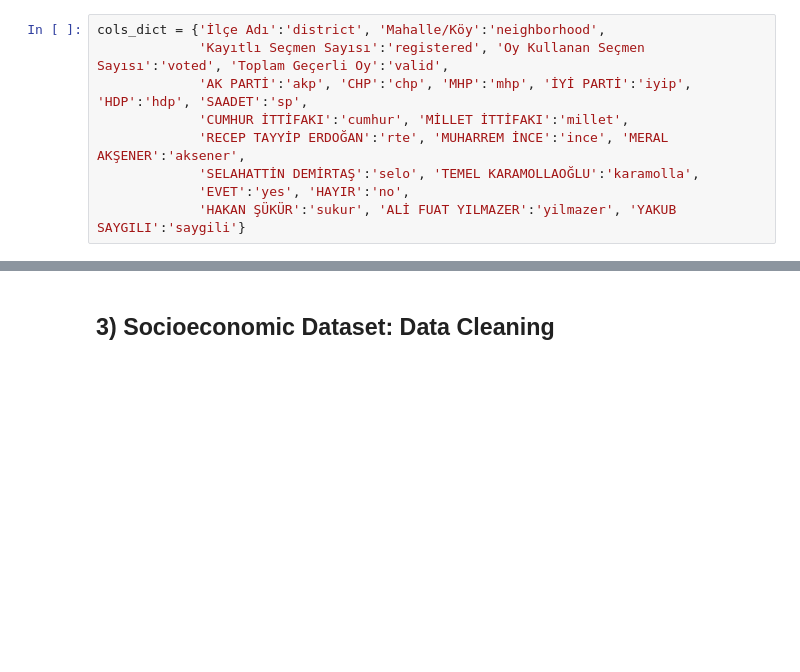
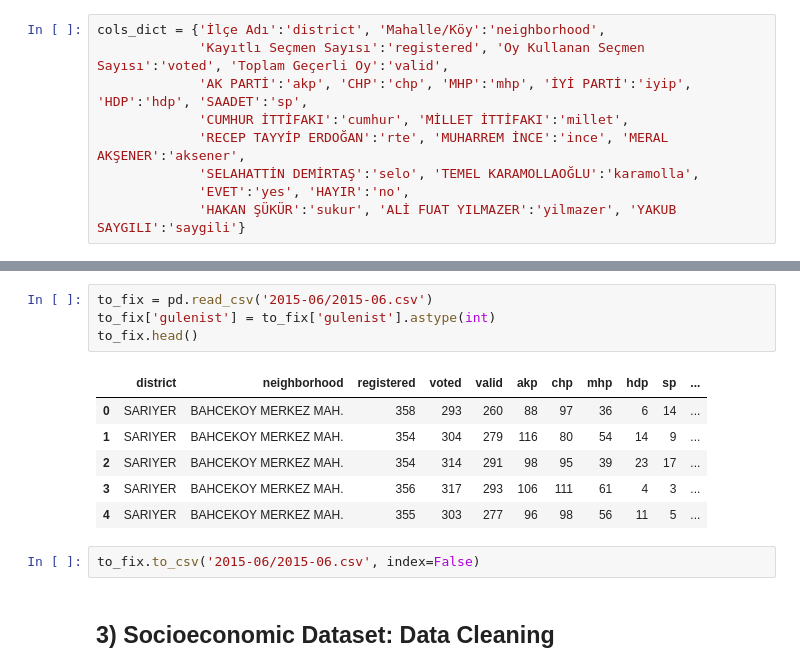
Before and after one commit to ercansen/istanbul, a Jupyter notebook: istanbul.ipynb, the cells around one changed output, grey strips where cells are left out. Drawn from its saved outputs; the diff is of its cells as text; blank space fills up the shorter version.

```diff
--- a/istanbul.ipynb
+++ b/istanbul.ipynb
@@ -1021,6 +1021,19 @@ for i in range(len(list_directories)):
 
     # Saves the resulting df as a csv file
     merged.to_csv(path_project + list_directories[i] + '/' + list_directories[i] + '.csv', index=False)
+# %%
+to_fix = pd.read_csv('2015-06/2015-06.csv')
+to_fix['gulenist'] = to_fix['gulenist'].astype(int)
+to_fix.head()
+# %% [output]
+|  | district | neighborhood | registered | voted | valid | akp | chp | mhp | hdp | sp | ... |
+| 0 | SARIYER | BAHCEKOY MERKEZ MAH. | 358 | 293 | 260 | 88 | 97 | 36 | 6 | 14 | ... |
+| 1 | SARIYER | BAHCEKOY MERKEZ MAH. | 354 | 304 | 279 | 116 | 80 | 54 | 14 | 9 | ... |
+| 2 | SARIYER | BAHCEKOY MERKEZ MAH. | 354 | 314 | 291 | 98 | 95 | 39 | 23 | 17 | ... |
+| 3 | SARIYER | BAHCEKOY MERKEZ MAH. | 356 | 317 | 293 | 106 | 111 | 61 | 4 | 3 | ... |
+| 4 | SARIYER | BAHCEKOY MERKEZ MAH. | 355 | 303 | 277 | 96 | 98 | 56 | 11 | 5 | ... |
+# %%
+to_fix.to_csv('2015-06/2015-06.csv', index=False)
 # %% [markdown]
 ## 3) Socioeconomic Dataset: Data Cleaning
 # %% [markdown]
```
Also changed, not shown: parts of 1 cell of this notebook, 1 other file.
